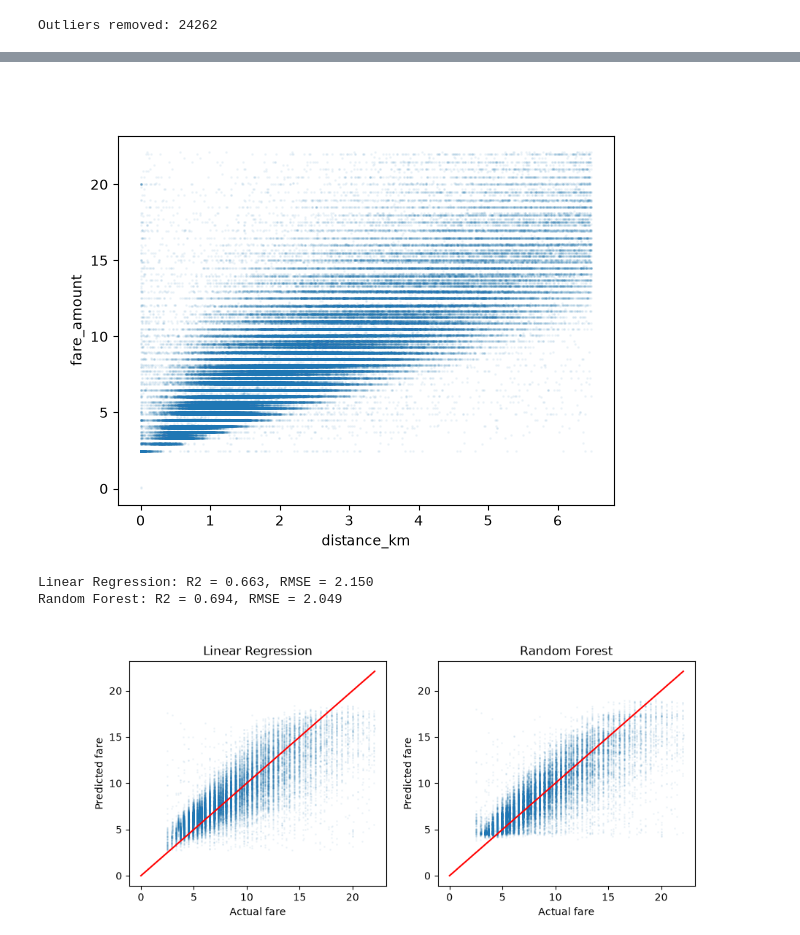
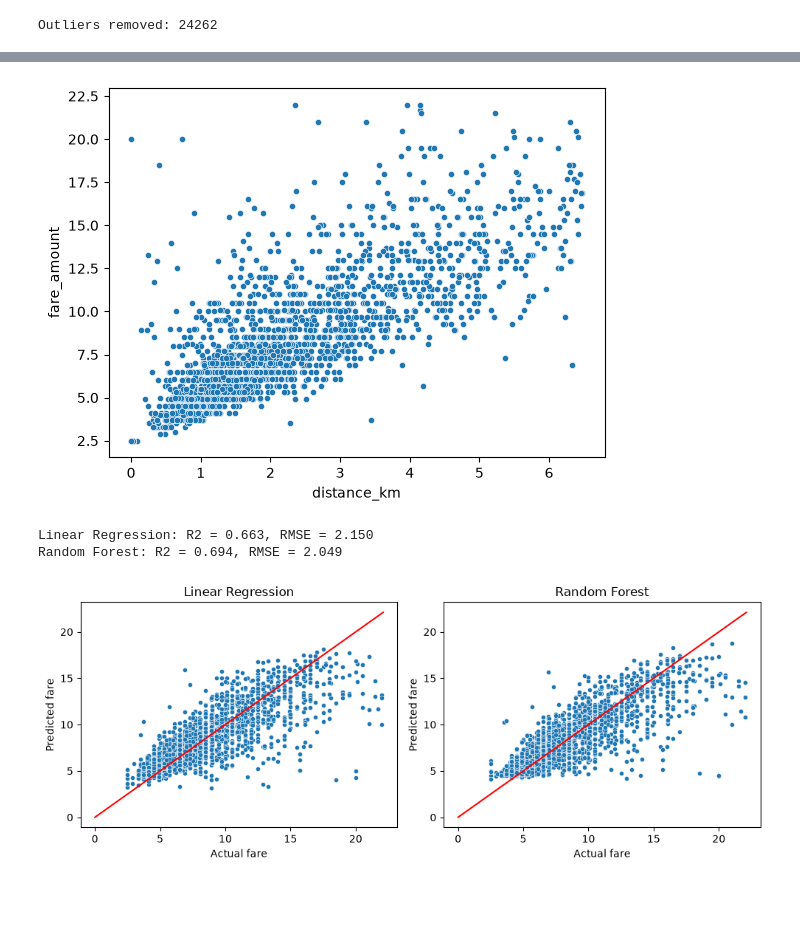
Before and after one commit to AdiGo112/Curricular, a Jupyter notebook: LP3/ML/1_UberRidePricePrediction.ipynb, the cells around one changed output, grey strips where cells are left out. Cells and saved outputs as stored; diff of their text form; code cells hidden in the pictures; blank space fills up the shorter version.

```diff
--- a/LP3/ML/1_UberRidePricePrediction.ipynb
+++ b/LP3/ML/1_UberRidePricePrediction.ipynb
@@ -60,22 +68,25 @@ fare_amount             0.80             0.02         0.01  0.17         1.00
 # %%
-df.plot.scatter("distance_km", "fare_amount", s=1, alpha=0.05)
+df.sample(2000, random_state=42).plot.scatter("distance_km", "fare_amount", s=20, edgecolors="white", linewidths=0.4)
 plt.savefig(HERE / "distance_vs_fare.png")
+plt.show()
 # %% [output]
-[figure, old version]
+[figure, new version]
 # %%
 X, y = df.drop(columns="fare_amount"), df.fare_amount
 X_train, X_test, y_train, y_test = train_test_split(X, y, test_size=0.2, random_state=42)
 # %%
 models = {"Linear Regression": LinearRegression(), "Random Forest": RandomForestRegressor(max_depth=10, random_state=42)}
 axes = plt.subplots(1, 2, figsize=(10, 4))[1]
 for ax, (name, model) in zip(axes, models.items()):
     pred = model.fit(X_train, y_train).predict(X_test)
     print(f"{name}: R2 = {r2_score(y_test, pred):.3f}, RMSE = {root_mean_squared_error(y_test, pred):.3f}")
-    ax.scatter(y_test, pred, s=1, alpha=0.05)
+    ax.scatter(y_test[:2000], pred[:2000], s=20, edgecolors="white", linewidths=0.4)
     ax.plot([0, y_test.max()], [0, y_test.max()], color="red")
     ax.set(title=name, xlabel="Actual fare", ylabel="Predicted fare")
+plt.tight_layout()
 plt.savefig(HERE / "predicted_vs_actual.png")
+plt.show()
 # %% [output]
 Linear Regression: R2 = 0.663, RMSE = 2.150
 Random Forest: R2 = 0.694, RMSE = 2.049
-[figure, old version]
+[figure, new version]
```
Also changed, not shown: parts of 2 cells of this notebook, 16 other files.
